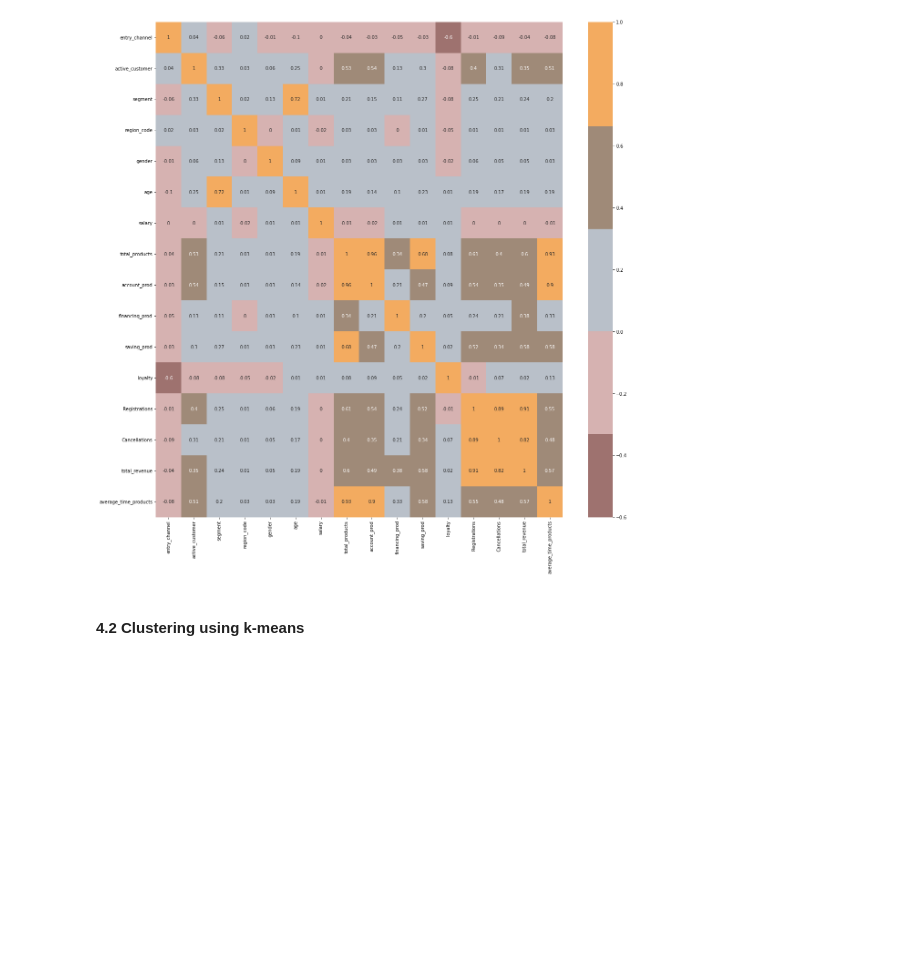
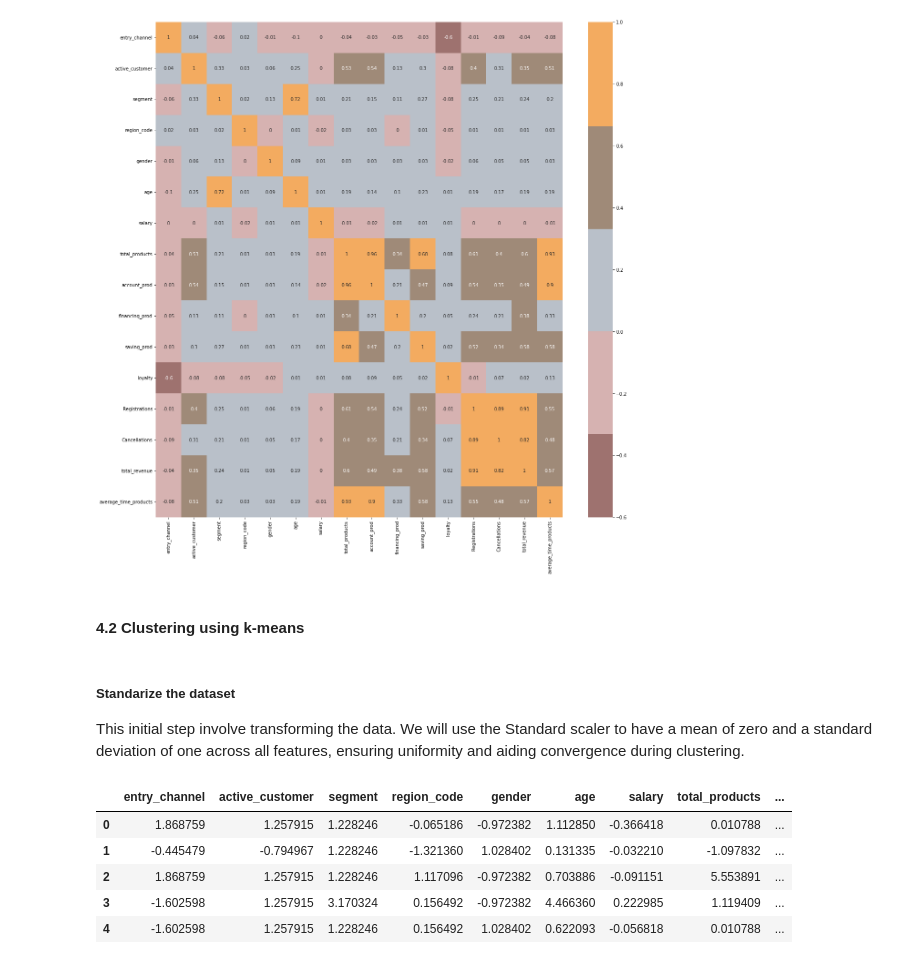
Before and after one commit to VictorSinNav/Easymoney-Data-Science-Solutions, a Jupyter notebook: Customer Segmentation.ipynb, the cells around one changed output. Saved outputs shown, nothing was run; the diff lists cells and outputs as text; code cells hidden in the pictures; blank space fills up the shorter version.

```diff
--- a/Customer Segmentation.ipynb
+++ b/Customer Segmentation.ipynb
@@ -330,3 +330,7 @@ sns.heatmap(corrmat,annot=True, cmap=cmap, center=0)
 [figure]
 # %% [markdown]
 #### **4.2 Clustering using k-means**
+# %% [markdown]
+##### **Standarize the dataset**
+
+This initial step involve transforming the data. We will use the Standard scaler to have a mean of zero and a standard deviation of one across all features, ensuring uniformity and aiding convergence during clustering.
@@ -332,0 +343,9 @@ sns.heatmap(corrmat,annot=True, cmap=cmap, center=0)
+# %%
+df_standard.head()
+# %% [output]
+|  | entry_channel | active_customer | segment | region_code | gender | age | salary | total_products | ... |
+| 0 | 1.868759 | 1.257915 | 1.228246 | -0.065186 | -0.972382 | 1.112850 | -0.366418 | 0.010788 | ... |
+| 1 | -0.445479 | -0.794967 | 1.228246 | -1.321360 | 1.028402 | 0.131335 | -0.032210 | -1.097832 | ... |
+| 2 | 1.868759 | 1.257915 | 1.228246 | 1.117096 | -0.972382 | 0.703886 | -0.091151 | 5.553891 | ... |
+| 3 | -1.602598 | 1.257915 | 3.170324 | 0.156492 | -0.972382 | 4.466360 | 0.222985 | 1.119409 | ... |
+| 4 | -1.602598 | 1.257915 | 1.228246 | 0.156492 | 1.028402 | 0.622093 | -0.056818 | 0.010788 | ... |
```
Also changed, not shown: parts of 13 cells of this notebook.
